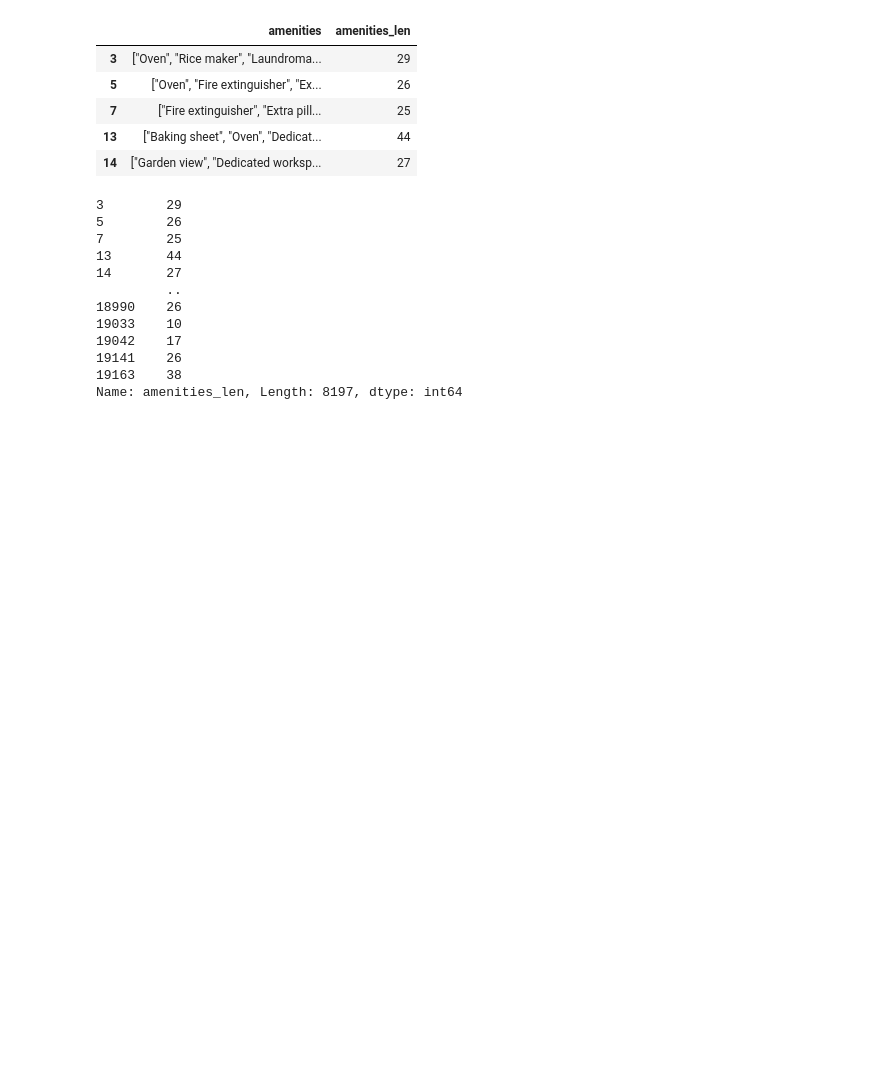
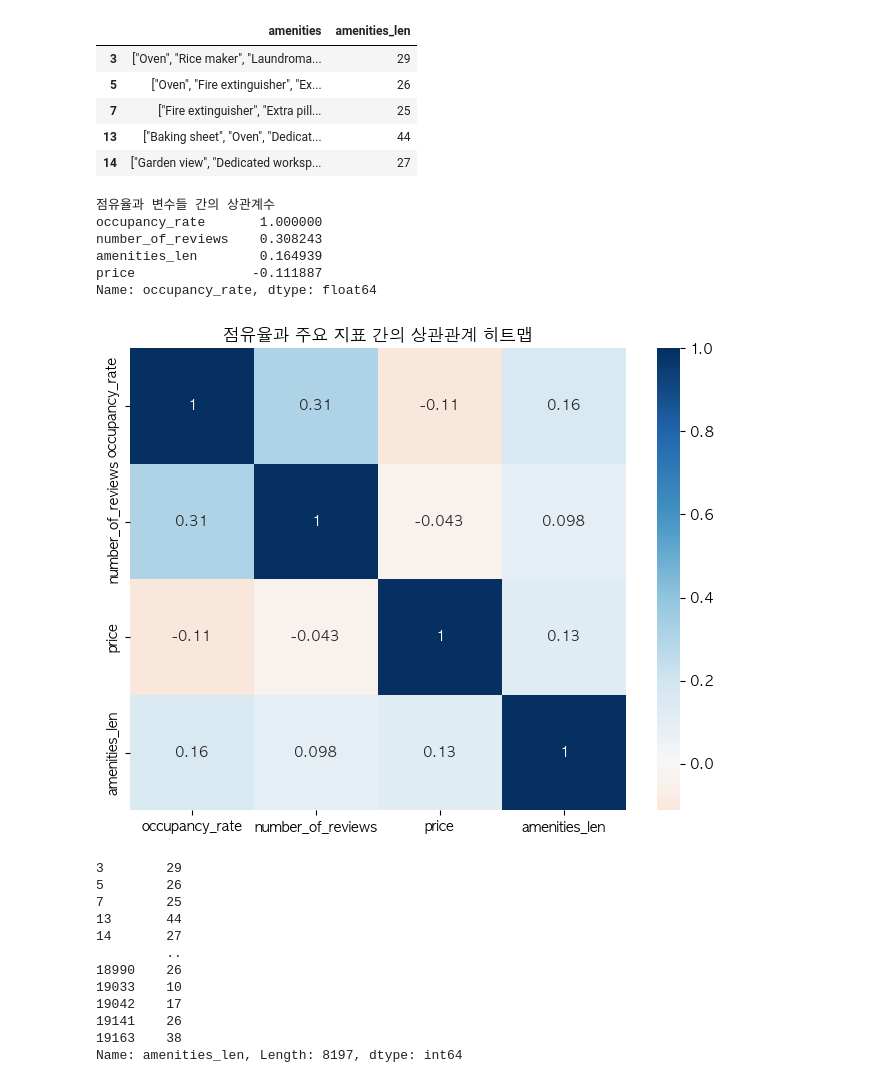
Before and after one commit to motimit/second_project, a Jupyter notebook: Sohui_EDA/회귀분석.ipynb, the cells around one changed output. Cells and saved outputs as stored; diff of their text form; code cells hidden in the pictures; blank space fills up the shorter version.

```diff
--- a/Sohui_EDA/회귀분석.ipynb
+++ b/Sohui_EDA/회귀분석.ipynb
@@ -259,6 +282,28 @@ df_active[['amenities','amenities_len']].head()
 | 7 | ["Fire extinguisher", "Extra pill... | 25 |
 | 13 | ["Baking sheet", "Oven", "Dedicat... | 44 |
 | 14 | ["Garden view", "Dedicated worksp... | 27 |
+# %%
+#수치형 데이터들만 모아서 점유율과의 상관계수 계산
+cols = ['occupancy_rate', 'number_of_reviews', 'price', 'amenities_len' ]
+correlation_matrix = df_active[cols].corr()
+
+# 점유율(occupancy_rate) 기준 정렬해서 보기
+print("점유율과 변수들 간의 상관계수")
+print(correlation_matrix['occupancy_rate'].sort_values(ascending=False))
+
+#히트맵으로 시각화
+plt.figure(figsize=(8, 6))
+sns.heatmap(correlation_matrix, annot=True, cmap='RdBu', center=0)
+plt.title('점유율과 주요 지표 간의 상관관계 히트맵')
+plt.show()
+# %% [output]
+점유율과 변수들 간의 상관계수
+occupancy_rate       1.000000
+number_of_reviews    0.308243
+amenities_len        0.164939
+price               -0.111887
+Name: occupancy_rate, dtype: float64
+[figure, added]
 # %%
 df_active['amenities_len']
 # %% [output]
```
Also changed, not shown: parts of 4 cells of this notebook, 3 other files.
